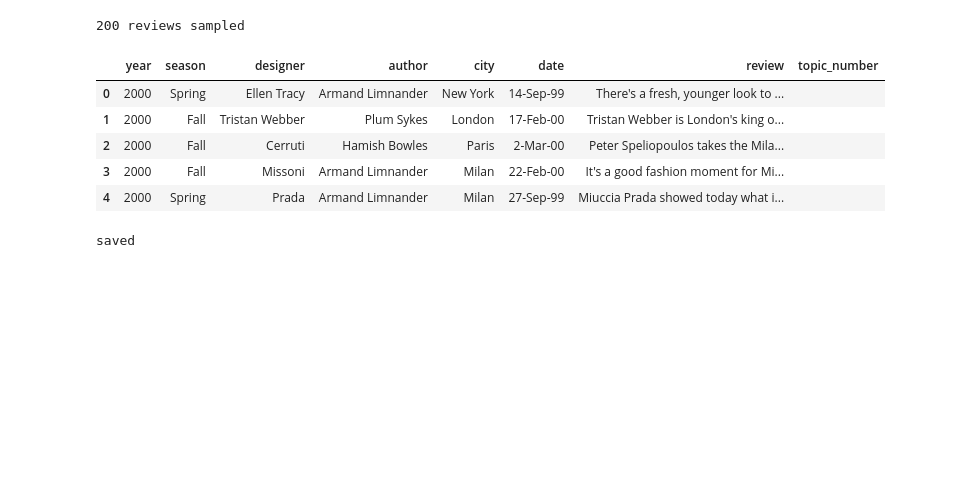
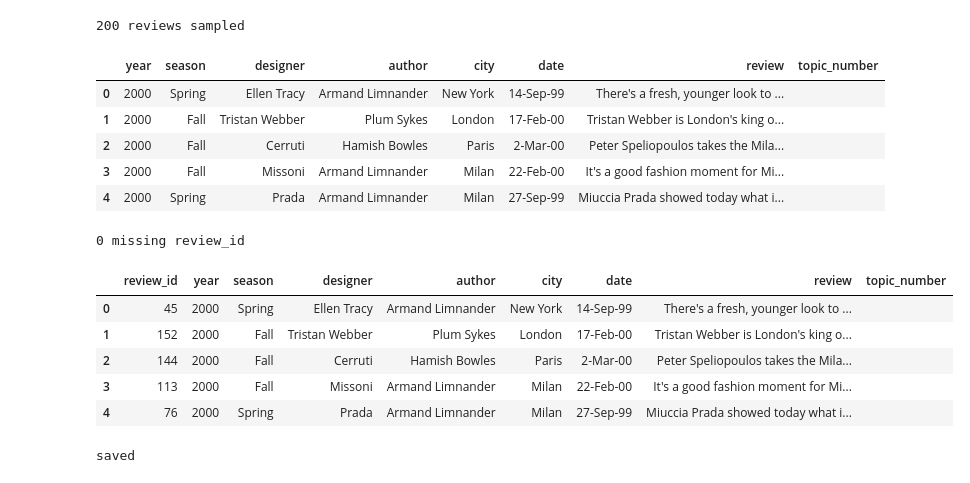
Before and after one commit to Zoe-O16/Thesis, a Jupyter notebook: 2.7_topic_modelling_coding_sample.ipynb, the cells around one changed output. Drawn from its saved outputs; the diff is of its cells as text; code cells hidden in the pictures; blank space fills up the shorter version.

```diff
--- a/2.7_topic_modelling_coding_sample.ipynb
+++ b/2.7_topic_modelling_coding_sample.ipynb
@@ -67,6 +70,31 @@ sample.head()
 | 2 | 2000 | Fall | Cerruti | Hamish Bowles | Paris | 2-Mar-00 | Peter Speliopoulos takes the Mila... |  |
 | 3 | 2000 | Fall | Missoni | Armand Limnander | Milan | 22-Feb-00 | It's a good fashion moment for Mi... |  |
 | 4 | 2000 | Spring | Prada | Armand Limnander | Milan | 27-Sep-99 | Miuccia Prada showed today what i... |  |
+# %%
+# attach review_id
+noun_tokens_df = pd.read_pickle("checkpoints/df_with_noun_tokens.pkl")
+
+id_cols = ["year", "season", "designer", "author", "city", "date", "review"]
+noun_tokens_df = noun_tokens_df.drop_duplicates(subset=id_cols)
+
+sample = sample.merge(
+    noun_tokens_df[["doc_id"] + id_cols].rename(columns={"doc_id": "review_id"}),
+    on=id_cols, how="left"
+)
+
+cols = ["review_id"] + [c for c in sample.columns if c != "review_id"]
+sample = sample[cols]
+
+print(sample["review_id"].isna().sum(), "missing review_id")
+sample.head()
+# %% [output]
+0 missing review_id
+|  | review_id | year | season | designer | author | city | date | review | topic_number |
+| 0 | 45 | 2000 | Spring | Ellen Tracy | Armand Limnander | New York | 14-Sep-99 | There's a fresh, younger look to ... |  |
+| 1 | 152 | 2000 | Fall | Tristan Webber | Plum Sykes | London | 17-Feb-00 | Tristan Webber is London's king o... |  |
+| 2 | 144 | 2000 | Fall | Cerruti | Hamish Bowles | Paris | 2-Mar-00 | Peter Speliopoulos takes the Mila... |  |
+| 3 | 113 | 2000 | Fall | Missoni | Armand Limnander | Milan | 22-Feb-00 | It's a good fashion moment for Mi... |  |
+| 4 | 76 | 2000 | Spring | Prada | Armand Limnander | Milan | 27-Sep-99 | Miuccia Prada showed today what i... |  |
 # %%
 sample.to_csv("data/coding_sample_200.csv", index=False)
 print("saved")
```
Also changed, not shown: parts of 1 cell of this notebook, 2 other files.
